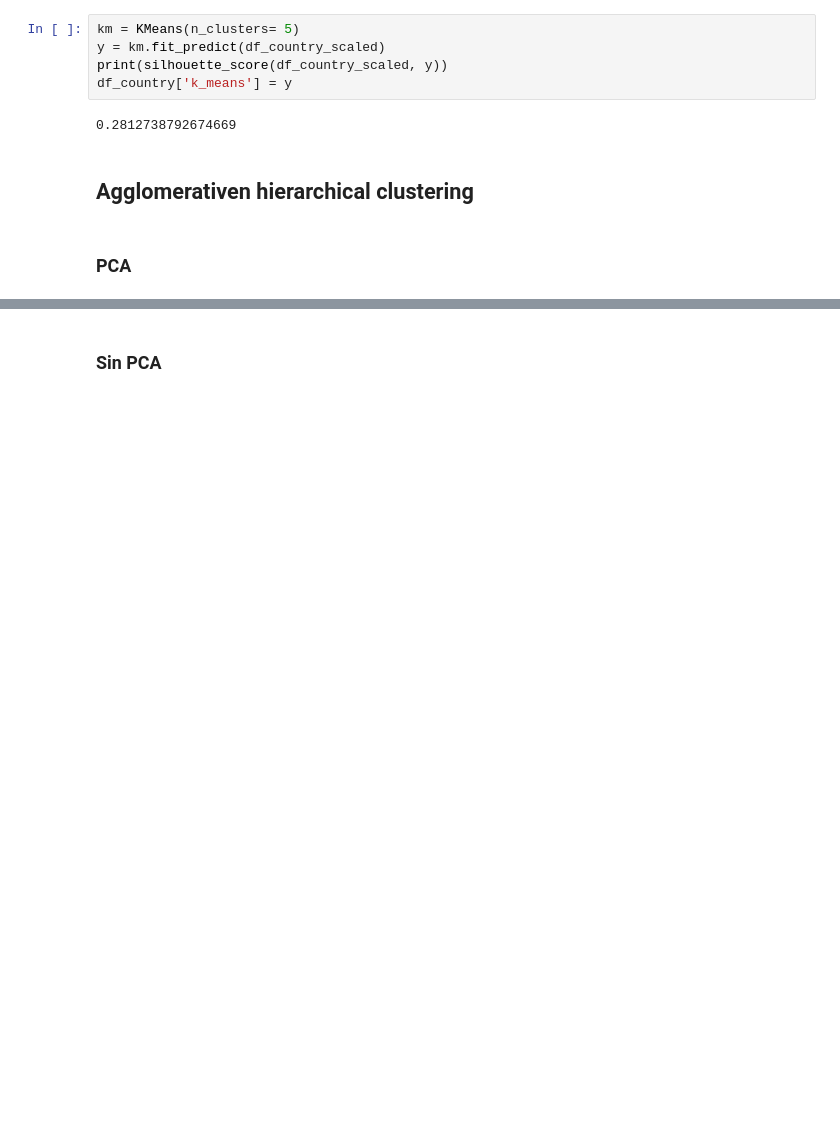
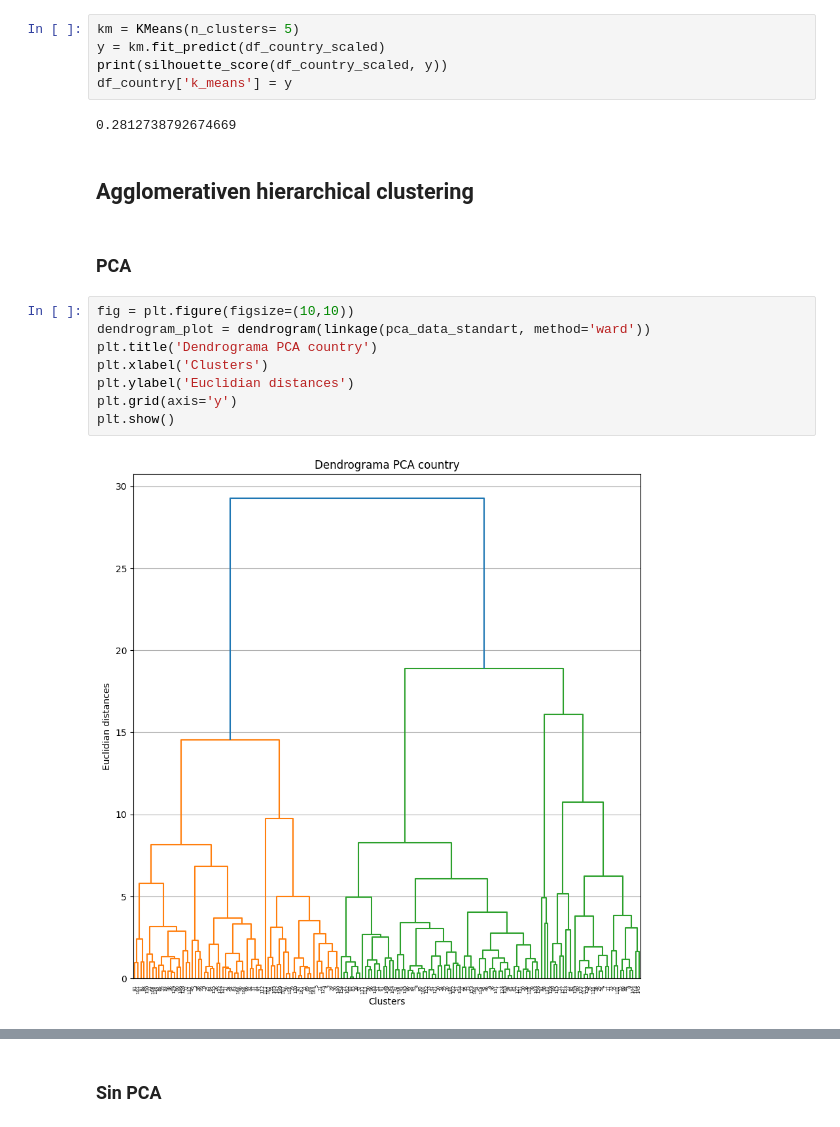
Before and after one commit to Patchwtf/MachineLearningProyects, a Jupyter notebook: Clustering/proyecto_countries_clustering.ipynb, the cells around one changed output, grey strips where cells are left out. Drawn from its saved outputs; the diff is of its cells as text; blank space fills up the shorter version.

Commit message:
Se emplea Hierarchical Agglomerative Clustering con y sin PCA

```diff
--- a/Clustering/proyecto_countries_clustering.ipynb
+++ b/Clustering/proyecto_countries_clustering.ipynb
@@ -252,3 +252,13 @@ df_country['k_means'] = y
 ## Agglomerativen hierarchical clustering
 # %% [markdown]
 ### PCA
+# %%
+fig = plt.figure(figsize=(10,10))
+dendrogram_plot = dendrogram(linkage(pca_data_standart, method='ward'))
+plt.title('Dendrograma PCA country')
+plt.xlabel('Clusters')
+plt.ylabel('Euclidian distances')
+plt.grid(axis='y')
+plt.show()
+# %% [output]
+[figure, added]
```
Also changed, not shown: parts of 3 cells of this notebook.
